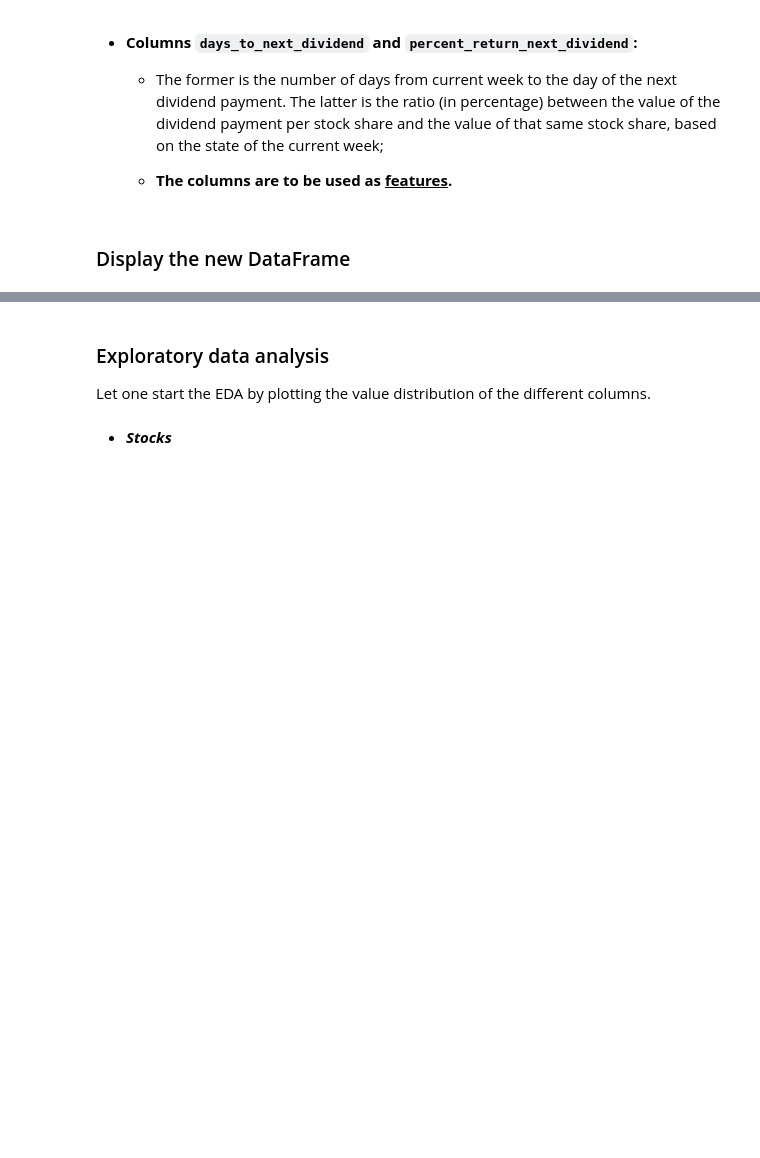
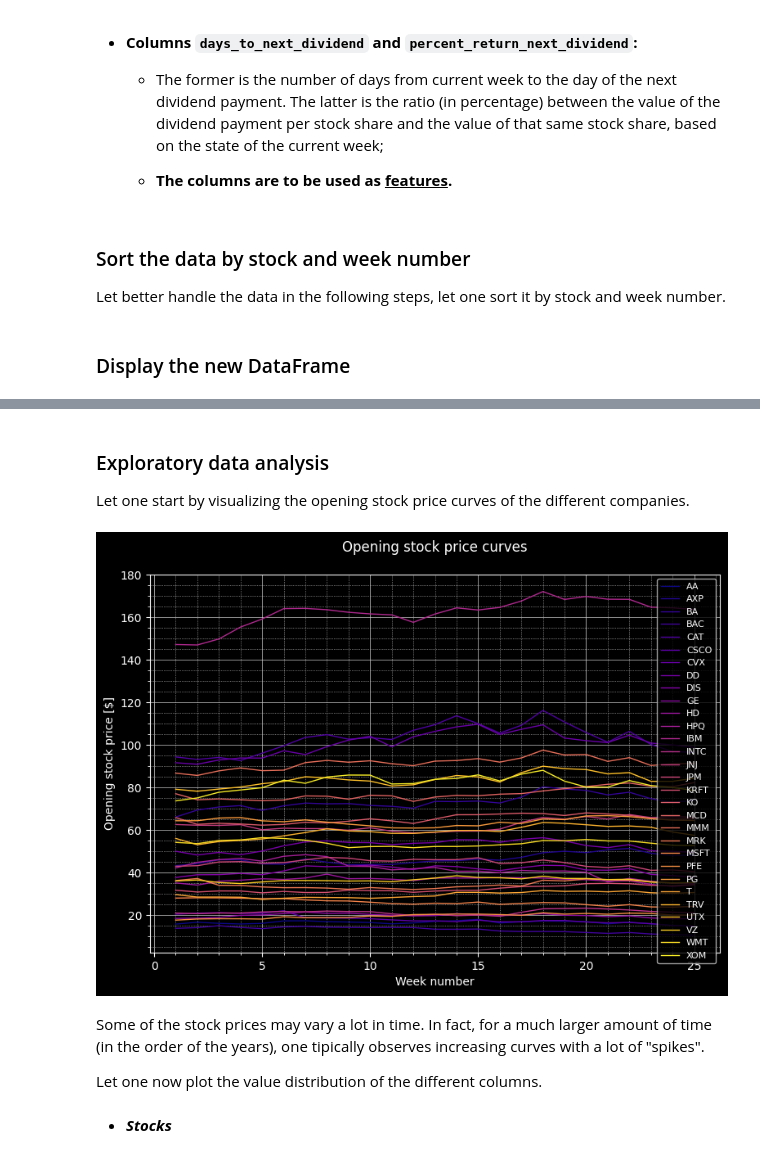
Before and after one commit to eliocpereira95/DSU-Recruitment-Challenges, a Jupyter notebook: submission.ipynb, the cells around one changed output, grey strips where cells are left out. Drawn from its saved outputs; the diff is of its cells as text; code cells hidden in the pictures; blank space fills up the shorter version.

```diff
--- a/submission.ipynb
+++ b/submission.ipynb
@@ -188,3 +188,7 @@ data["next_weeks_open"] = data["next_weeks_open"].apply(
     *  The former is the number of days from current week to the day of the next dividend payment. The latter is the ratio (in percentage) between the value of the dividend payment per stock share and the value of that same stock share, based on the state of the current week;
 
     * **The columns are to be used as <ins>features</ins>.**
+# %% [markdown]
+### Sort the data by stock and week number
+
+Let better handle the data in the following steps, let one sort it by stock and week number.
@@ -211,7 +217,64 @@ Raw data
 # %% [markdown]
 ### Exploratory data analysis
 
-Let one start the EDA by plotting the value distribution of the different columns.
+Let one start by visualizing the opening stock price curves of the different companies.
+# %%
+# ---> Plot
+
+# Initialise figure and axes
+plt.figure(figsize=(9, 6))
+ax = plt.axes()
+plt.title("Opening stock price curves", pad=20)
+
+# Colormap
+colormap = plt.colormaps["plasma"]
+
+# Plot curves
+for (i, stock) in enumerate(stocks):
+    ax.plot(
+        data[data["stock"] == stock]["week_num"],
+        data[data["stock"] == stock]["open"],
+        linestyle="solid",
+        color=colormap(i/len(stocks)),
+        alpha=1,
+        linewidth=1,
+        label=stock,
+    )
+
+# Define axes labels
+ax.set_xlabel("Week number", fontdict={"fontsize": 10})
+ax.set_ylabel("Opening stock price [\$]", fontdict={"fontsize": 10})
+
+# Enable axes' minor ticks
+ax.minorticks_on()
+
+# Define grid
+ax.grid(
+    visible=True,
+    which="major",
+    color="lightgray",
+    linestyle="solid",
+    linewidth=0.5
+)
+ax.grid(
+    visible=True,
+    which="minor",
+    color="lightgray",
+    linestyle="dotted",
+    linewidth=0.5
+)
+
+# Legend
+ax.legend(fontsize=8)
+
+# Show plot
+plt.show()
+# %% [output]
+[figure, added]
+# %% [markdown]
+Some of the stock prices may vary a lot in time. In fact, for a much larger amount of time (in the order of the years), one tipically observes increasing curves with a lot of "spikes".
+
+Let one now plot the value distribution of the different columns.
 # %%
 # ---> Define custom histogram plotting function
 
```
Also changed, not shown: parts of 25 cells of this notebook.
